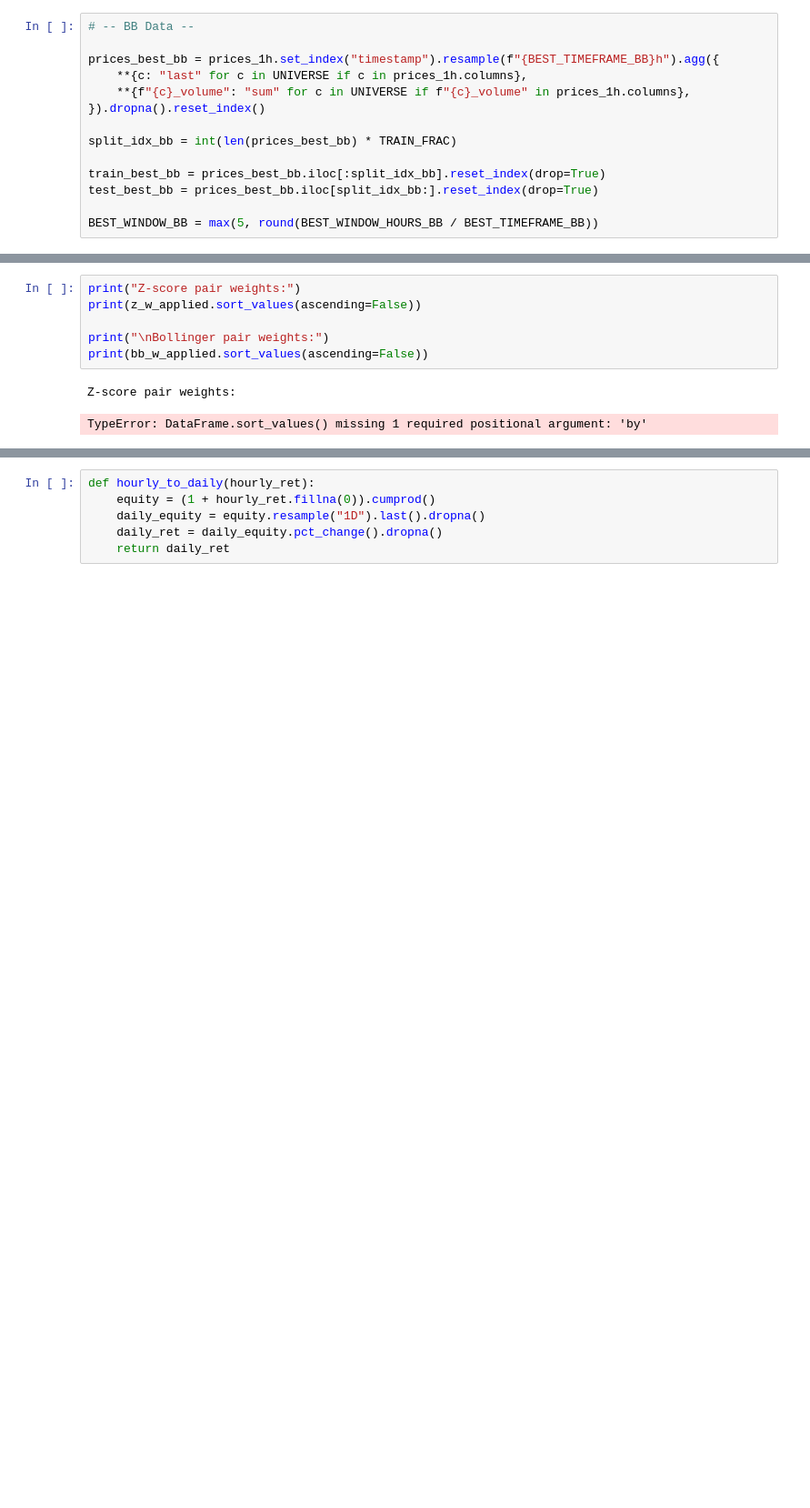
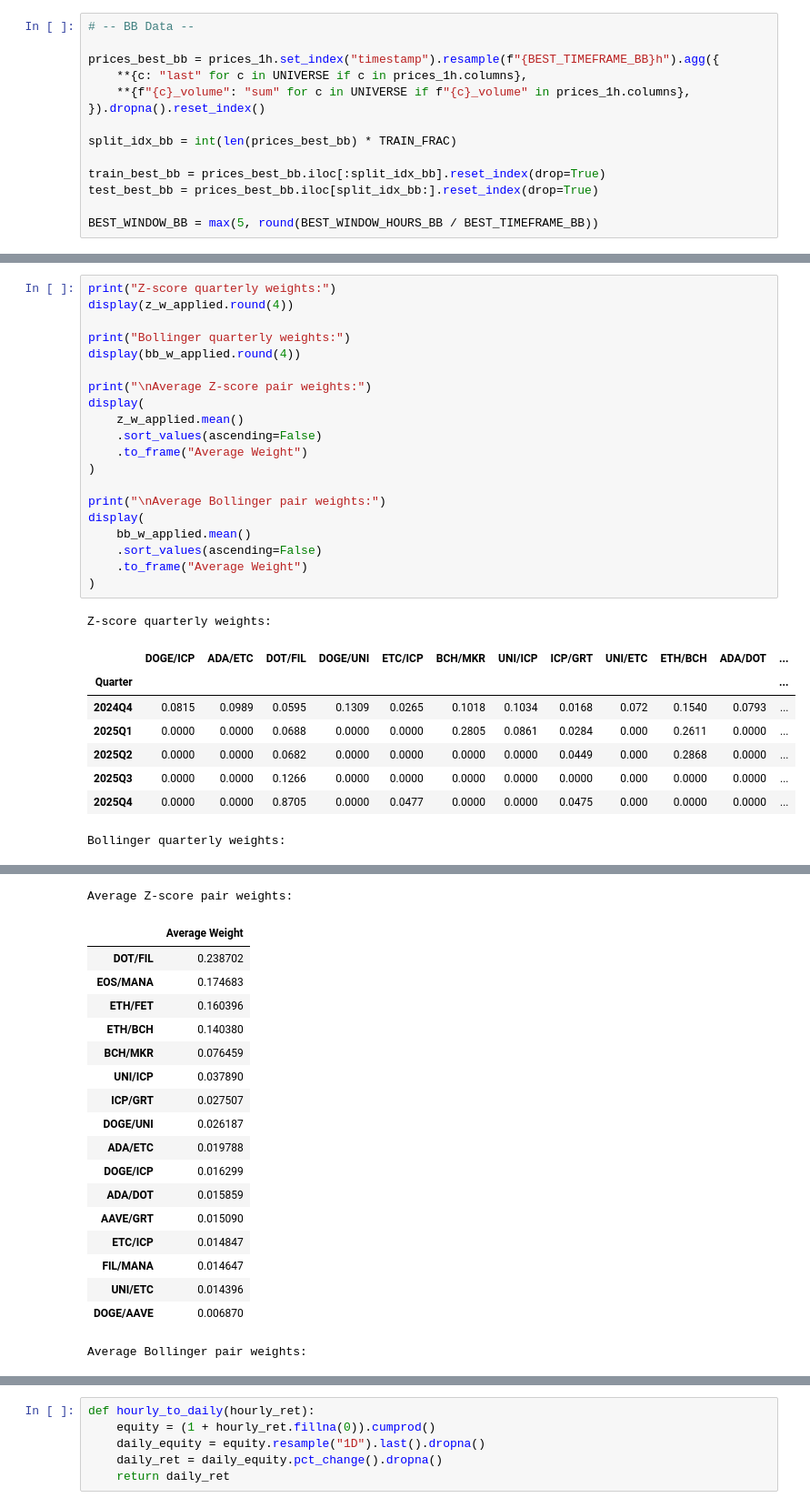
Before and after one commit to blrodriguez18/WSQproject, a Jupyter notebook: new_strategy_version_B.ipynb, the cells around one changed output, grey strips where cells are left out. Shown at 91% size. Cells and saved outputs as stored; diff of their text form; blank space fills up the shorter version.

```diff
--- a/new_strategy_version_B.ipynb
+++ b/new_strategy_version_B.ipynb
@@ -1275,9 +1436,30 @@ ValueError: The truth value of a Series is ambiguous. Use a.empty, a.bool(), a.i
 # %%
-print("Z-score pair weights:")
-print(z_w_applied.sort_values(ascending=False))
+print("Z-score quarterly weights:")
+display(z_w_applied.round(4))
 
-print("\nBollinger pair weights:")
-print(bb_w_applied.sort_values(ascending=False))
+print("Bollinger quarterly weights:")
+display(bb_w_applied.round(4))
+
+print("\nAverage Z-score pair weights:")
+display(
+    z_w_applied.mean()
+    .sort_values(ascending=False)
+    .to_frame("Average Weight")
+)
+
+print("\nAverage Bollinger pair weights:")
+display(
+    bb_w_applied.mean()
+    .sort_values(ascending=False)
+    .to_frame("Average Weight")
+)
 # %% [output]
-Z-score pair weights:
+Z-score quarterly weights:
+|  | DOGE/ICP | ADA/ETC | DOT/FIL | DOGE/UNI | ETC/ICP | BCH/MKR | UNI/ICP | ICP/GRT | UNI/ETC | ETH/BCH | ADA/DOT | ... |
+| Quarter |  |  |  |  |  |  |  |  |  |  |  | ... |
+| 2024Q4 | 0.0815 | 0.0989 | 0.0595 | 0.1309 | 0.0265 | 0.1018 | 0.1034 | 0.0168 | 0.072 | 0.1540 | 0.0793 | ... |
+| 2025Q1 | 0.0000 | 0.0000 | 0.0688 | 0.0000 | 0.0000 | 0.2805 | 0.0861 | 0.0284 | 0.000 | 0.2611 | 0.0000 | ... |
+| 2025Q2 | 0.0000 | 0.0000 | 0.0682 | 0.0000 | 0.0000 | 0.0000 | 0.0000 | 0.0449 | 0.000 | 0.2868 | 0.0000 | ... |
+| 2025Q3 | 0.0000 | 0.0000 | 0.1266 | 0.0000 | 0.0000 | 0.0000 | 0.0000 | 0.0000 | 0.000 | 0.0000 | 0.0000 | ... |
+| 2025Q4 | 0.0000 | 0.0000 | 0.8705 | 0.0000 | 0.0477 | 0.0000 | 0.0000 | 0.0475 | 0.000 | 0.0000 | 0.0000 | ... |
-TypeError: DataFrame.sort_values() missing 1 required positional argument: 'by'
+Bollinger quarterly weights:
@@ -1283,0 +1473,19 @@ TypeError: DataFrame.sort_values() missing 1 required positional argument: 'by'
+Average Z-score pair weights:
+|  | Average Weight |
+| DOT/FIL | 0.238702 |
+| EOS/MANA | 0.174683 |
+| ETH/FET | 0.160396 |
+| ETH/BCH | 0.140380 |
+| BCH/MKR | 0.076459 |
+| UNI/ICP | 0.037890 |
+| ICP/GRT | 0.027507 |
+| DOGE/UNI | 0.026187 |
+| ADA/ETC | 0.019788 |
+| DOGE/ICP | 0.016299 |
+| ADA/DOT | 0.015859 |
+| AAVE/GRT | 0.015090 |
+| ETC/ICP | 0.014847 |
+| FIL/MANA | 0.014647 |
+| UNI/ETC | 0.014396 |
+| DOGE/AAVE | 0.006870 |
+Average Bollinger pair weights:
```
Also changed, not shown: parts of 13 cells of this notebook.
